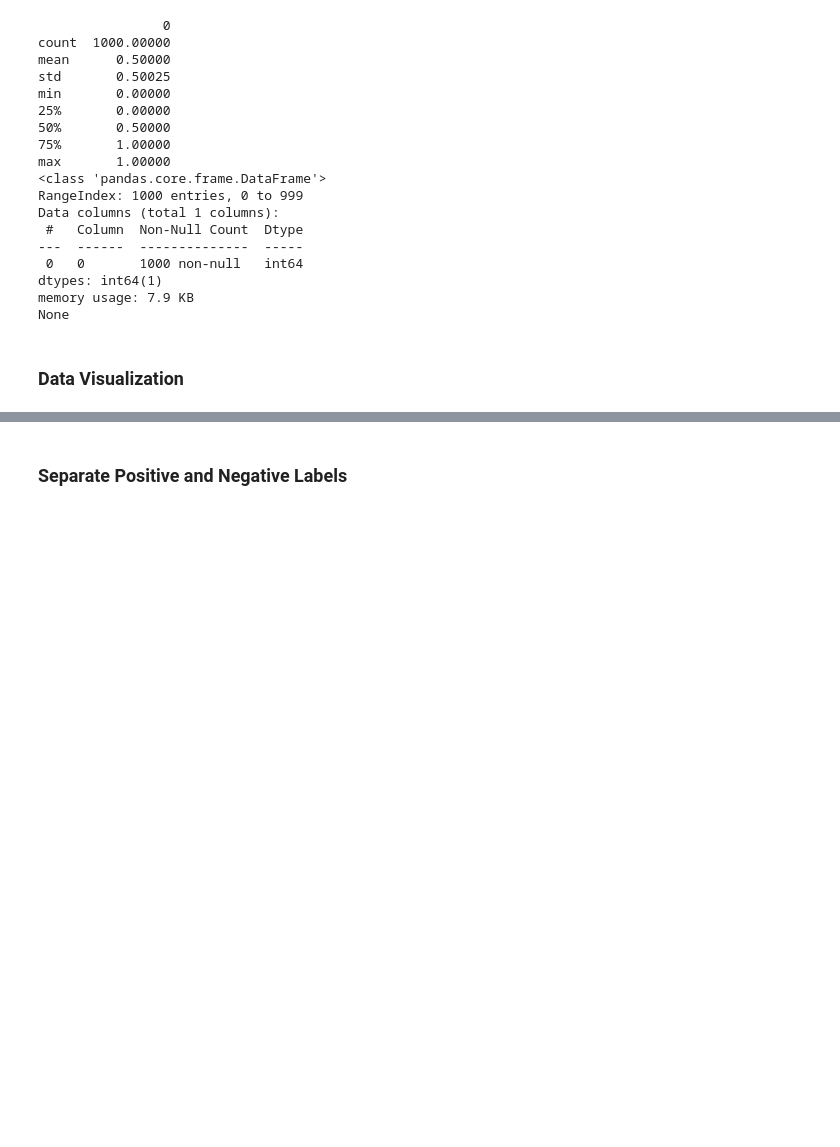
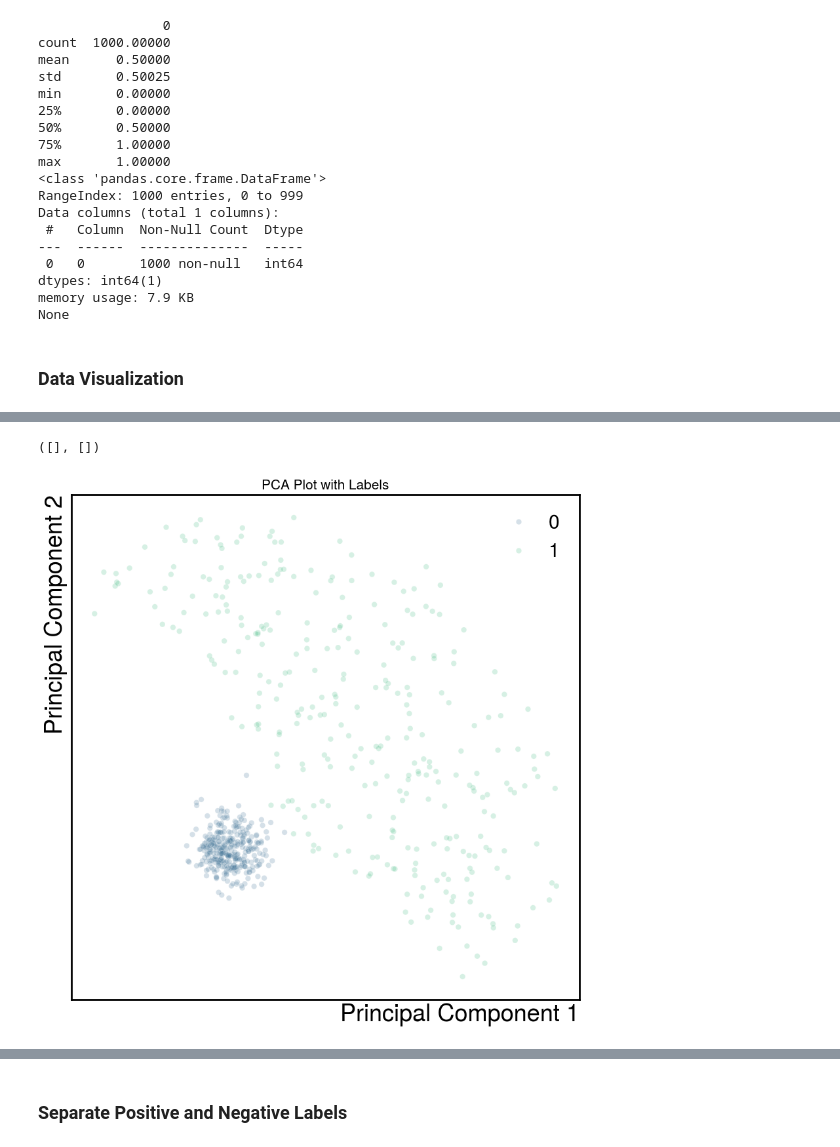
Before and after one commit to MatteoMorellini/CICADA-Google-Summer-of-Code, a Jupyter notebook: index.ipynb, the cells around one changed output, grey strips where cells are left out. Drawn from its saved outputs; the diff is of its cells as text; code cells hidden in the pictures; blank space fills up the shorter version.

```diff
--- a/index.ipynb
+++ b/index.ipynb
@@ -115,0 +135,15 @@ print_image_distribution(images, labels)
+# %%
+from sklearn import decomposition
+pca = decomposition.PCA(n_components=2)
+view = pca.fit_transform(images_train.reshape(images_train.shape[0], -1))
+sns.scatterplot(x=view[:,0], y=view[:,1], hue=labels_train, alpha=0.2, palette='viridis')
+plt.title('PCA Plot with Labels')
+plt.xlabel('Principal Component 1')
+plt.ylabel('Principal Component 2')
+
+# Remove ticks on both axes
+plt.xticks([])  # Remove x-axis ticks
+plt.yticks([])  # Remove y-axis ticks
+# %% [output]
+([], [])
+[figure, added]
```
Also changed, not shown: parts of 17 cells of this notebook.
